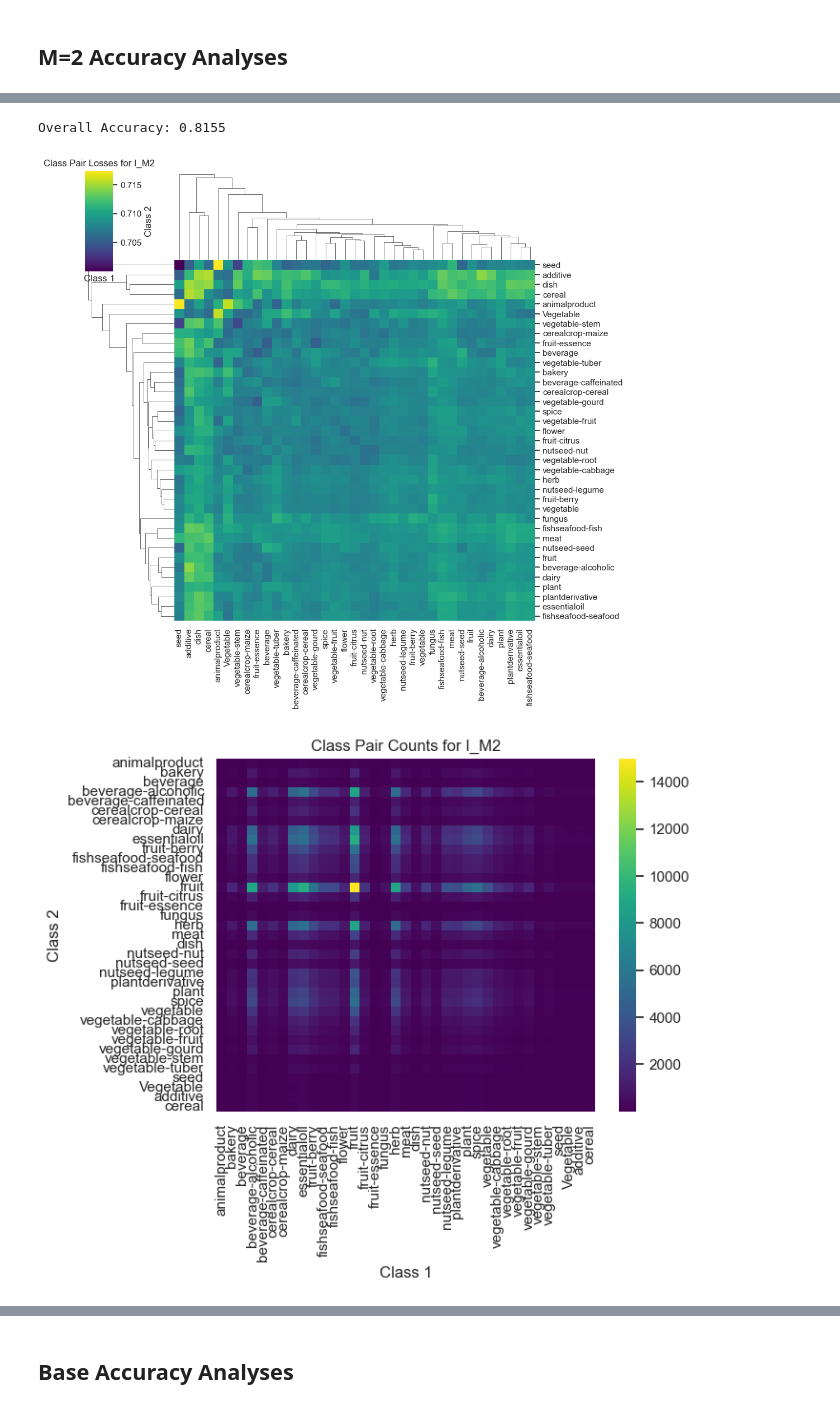
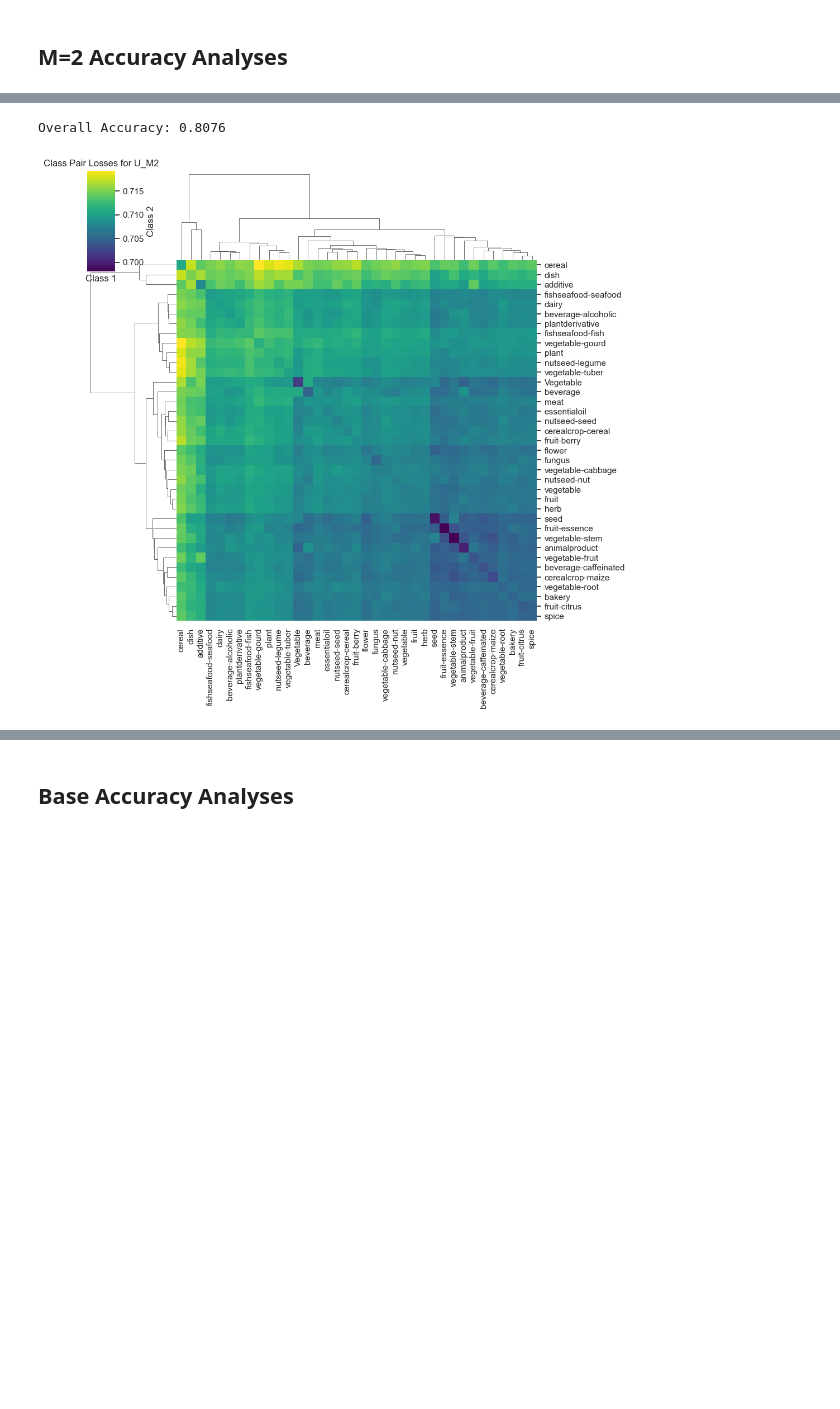
Before and after one commit to jhsieh731/odorWorld, a Jupyter notebook: pipeline/plots.ipynb, the cells around one changed output, grey strips where cells are left out. Cells and saved outputs as stored; diff of their text form; code cells hidden in the pictures; blank space fills up the shorter version.

```diff
--- a/pipeline/plots.ipynb
+++ b/pipeline/plots.ipynb
@@ -279,36 +280,18 @@ KeyboardInterrupt:
-# %%
-test()
-# %% [output]
-Overall Accuracy: 0.8155
 # %%
-map_class_accuracies = np.array([[class_losses[(c1, c2)]/class_counts[(c1, c2)] for c2 in classes] for c1 in classes])
+test()
+
+map_class_losses = np.array([[class_losses[(c1, c2)]/class_counts[(c1, c2)] for c2 in classes] for c1 in classes])
 map_similarities = np.array([[class_similarities[(c1, c2)]/class_counts[(c1, c2)] for c2 in classes] for c1 in classes])
 map_counts = np.array([[class_counts[(c1, c2)] for c2 in classes] for c1 in classes])
-
-# ignore 0s in heatmap
-# map_class_accuracies[map_class_accuracies == 0] = np.nan
-
-
-# do hierarchical clustering
-sns.clustermap(map_class_accuracies, xticklabels=classes, yticklabels=classes, cmap='viridis')
-# sns.clustermap(map_similarities, xticklabels=classes, yticklabels=classes, cmap='viridis')
-plt.xlabel('Class 1')
-plt.ylabel('Class 2')
-plt.title(f'Class Pair Losses for {DSET_TYPE}_M{M}')
-plt.savefig(f'../figures/{DSET_TYPE}_pair_losses_heatmap')
-
-plt.show()
-
-map_similarities[map_similarities == 0] = np.nan
-
-
-# heatmap for counts with numbers
-sns.heatmap(map_counts, xticklabels=classes, yticklabels=classes, cmap='viridis')
-plt.xlabel('Class 1')
-plt.ylabel('Class 2')
-plt.title(f'Class Pair Counts for {DSET_TYPE}_M{M}')
-plt.savefig(f'../figures/{DSET_TYPE}_pair_counts_heatmap')
-plt.show()
 # %% [output]
-[figure, removed]
-[figure, removed]
+Overall Accuracy: 0.8076
+# %%
+# hierarchical clustering for losses
+sns.clustermap(map_class_losses, xticklabels=classes, yticklabels=classes, cmap='viridis')
+plt.xlabel('Class 1')
+plt.ylabel('Class 2')
+plt.title(f'Class Pair Losses for {DSET_TYPE}_M{M}')
+plt.savefig(f'../figures/{DSET_TYPE}_pair_losses_heatmap')
+plt.show()
+# %% [output]
+[figure, added]
```
Also changed, not shown: parts of 13 cells of this notebook, 33 other files.
